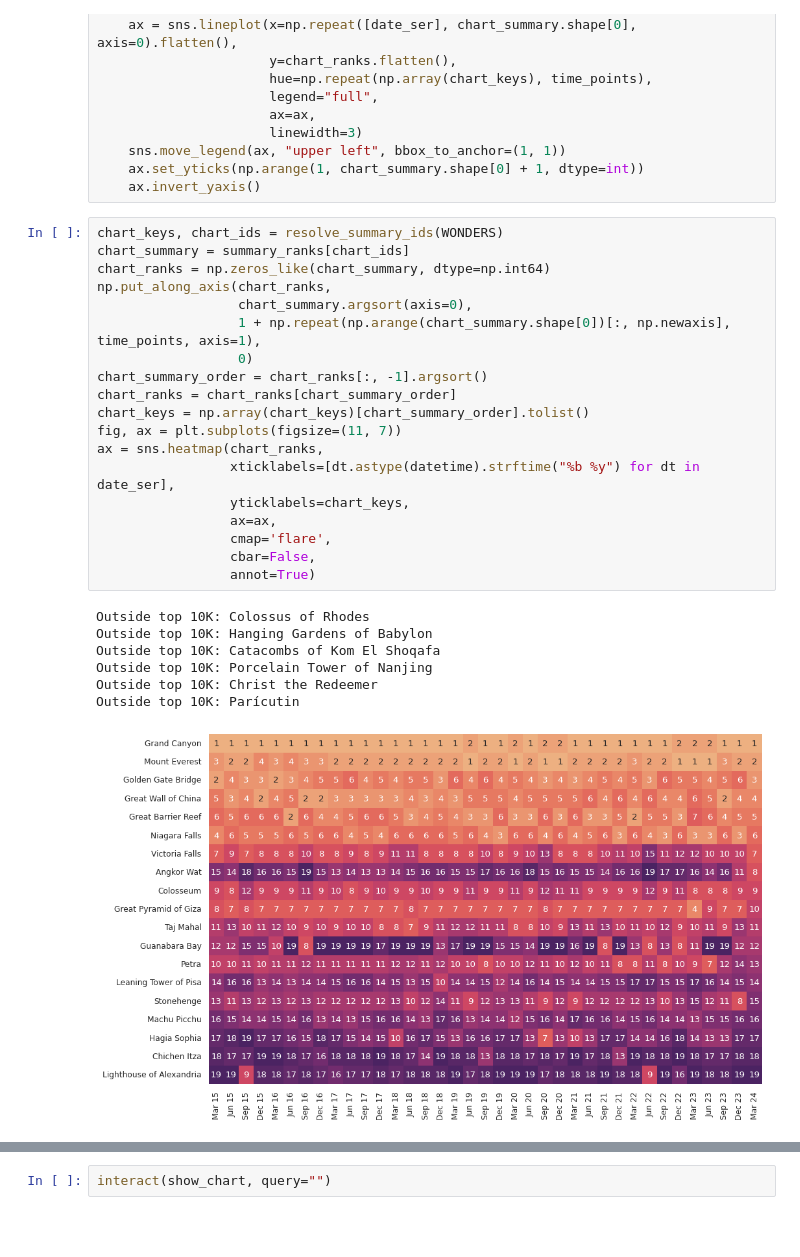
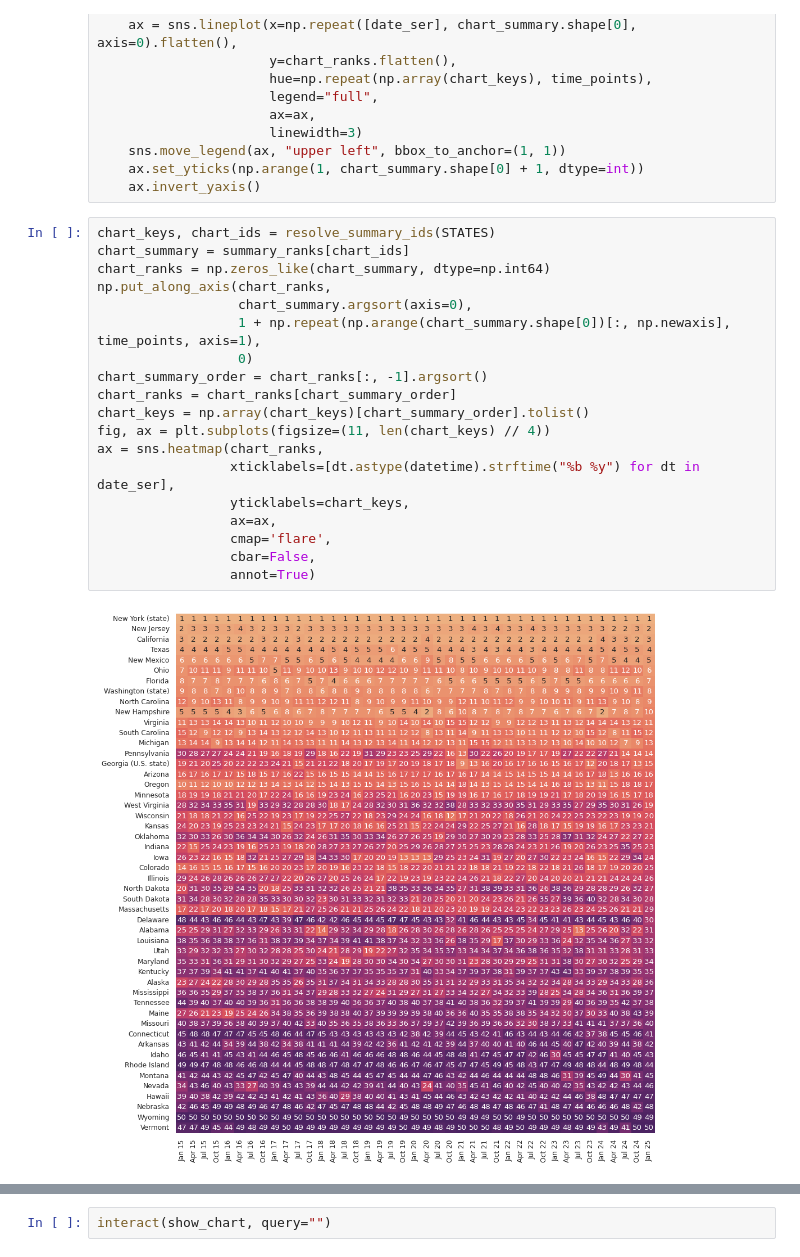
Before and after one commit to dylanburati/wikiplain, a Jupyter notebook: pywikiplain/RedditRank.ipynb, the cells around one changed output, grey strips where cells are left out. Saved outputs shown, nothing was run; the diff lists cells and outputs as text; blank space fills up the shorter version.

```diff
--- a/pywikiplain/RedditRank.ipynb
+++ b/pywikiplain/RedditRank.ipynb
@@ -1132,32 +1128,26 @@ def show_comparison_chart(query):
     ax.set_yticks(np.arange(1, chart_summary.shape[0] + 1, dtype=int))
     ax.invert_yaxis()
 # %%
-chart_keys, chart_ids = resolve_summary_ids(WONDERS)
+chart_keys, chart_ids = resolve_summary_ids(STATES)
 chart_summary = summary_ranks[chart_ids]
 chart_ranks = np.zeros_like(chart_summary, dtype=np.int64)
 np.put_along_axis(chart_ranks,
                   chart_summary.argsort(axis=0),
                   1 + np.repeat(np.arange(chart_summary.shape[0])[:, np.newaxis], time_points, axis=1),
                   0)
 chart_summary_order = chart_ranks[:, -1].argsort()
 chart_ranks = chart_ranks[chart_summary_order]
 chart_keys = np.array(chart_keys)[chart_summary_order].tolist()
-fig, ax = plt.subplots(figsize=(11, 7))
+fig, ax = plt.subplots(figsize=(11, len(chart_keys) // 4))
 ax = sns.heatmap(chart_ranks,
                  xticklabels=[dt.astype(datetime).strftime("%b %y") for dt in date_ser],
                  yticklabels=chart_keys,
                  ax=ax,
                  cmap='flare',
                  cbar=False,
                  annot=True)
 # %% [output]
-Outside top 10K: Colossus of Rhodes
-Outside top 10K: Hanging Gardens of Babylon
-Outside top 10K: Catacombs of Kom El Shoqafa
-Outside top 10K: Porcelain Tower of Nanjing
-Outside top 10K: Christ the Redeemer
-Outside top 10K: Parícutin
-[figure, old version]
+[figure, new version]
 # %%
 id_map["New York (state)"]
 # %% [output]
```
Also changed, not shown: parts of 20 cells of this notebook, 4 other files.
